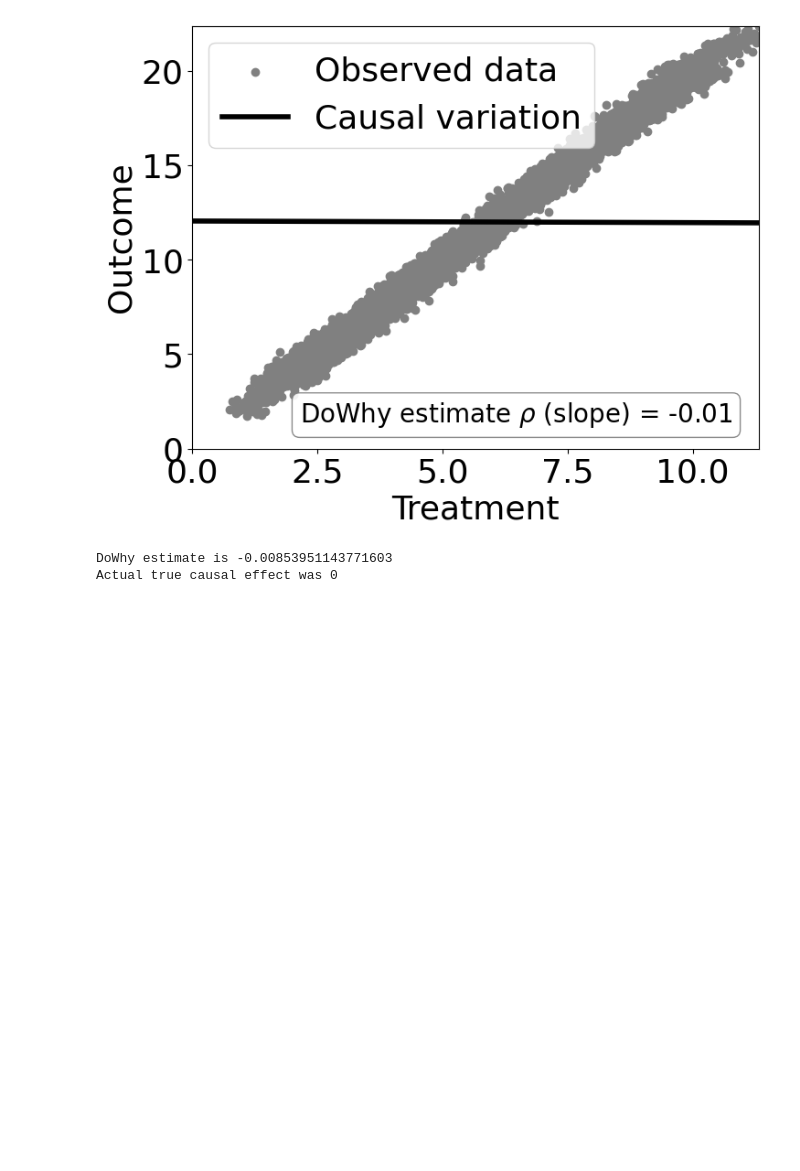
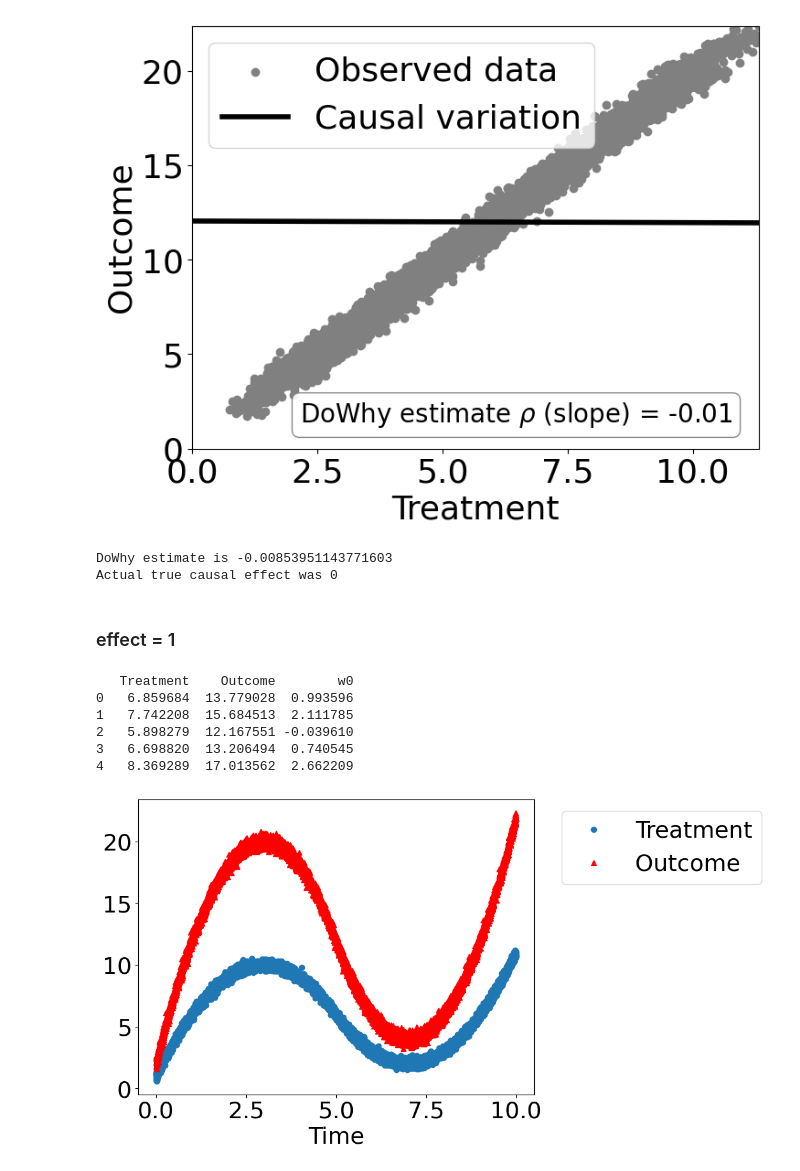
Before and after one commit to lhb0803/causal-inference, a Jupyter notebook: dowhy/confounder_example.ipynb, the cells around one changed output. Drawn from its saved outputs; the diff is of its cells as text; code cells hidden in the pictures; blank space fills up the shorter version.

```diff
--- a/dowhy/confounder_example.ipynb
+++ b/dowhy/confounder_example.ipynb
@@ -91,3 +93,24 @@ print ("Actual true causal effect was {0}".format(rvar))
 # %% [output]
 DoWhy estimate is -0.00853951143771603
 Actual true causal effect was 0
+# %% [markdown]
+### effect = 1
+# %%
+rvar = 1
+data_dict = dowhy.datasets.xy_dataset(10000, effect=rvar,
+                                      num_common_causes=1,
+                                      sd_error=0.2)
+df = data_dict['df']
+print(df[["Treatment", "Outcome", "w0"]].head())
+# %% [output]
+   Treatment    Outcome        w0
+0   6.859684  13.779028  0.993596
+1   7.742208  15.684513  2.111785
+2   5.898279  12.167551 -0.039610
+3   6.698820  13.206494  0.740545
+4   8.369289  17.013562  2.662209
+# %%
+dowhy.plotter.plot_treatment_outcome(df[data_dict["treatment_name"]], df[data_dict["outcome_name"]],
+                             df[data_dict["time_val"]])
+# %% [output]
+[figure, added]
```
Also changed, not shown: parts of 6 cells of this notebook.
